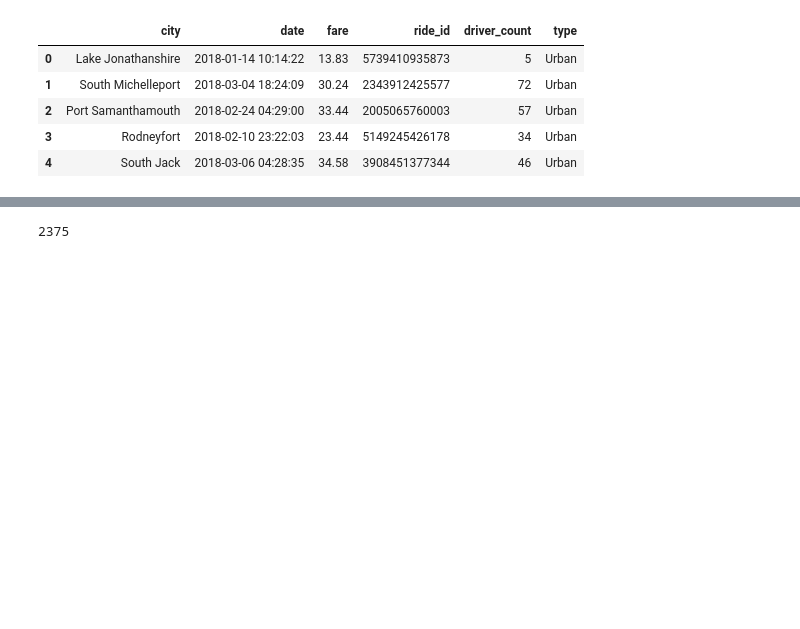
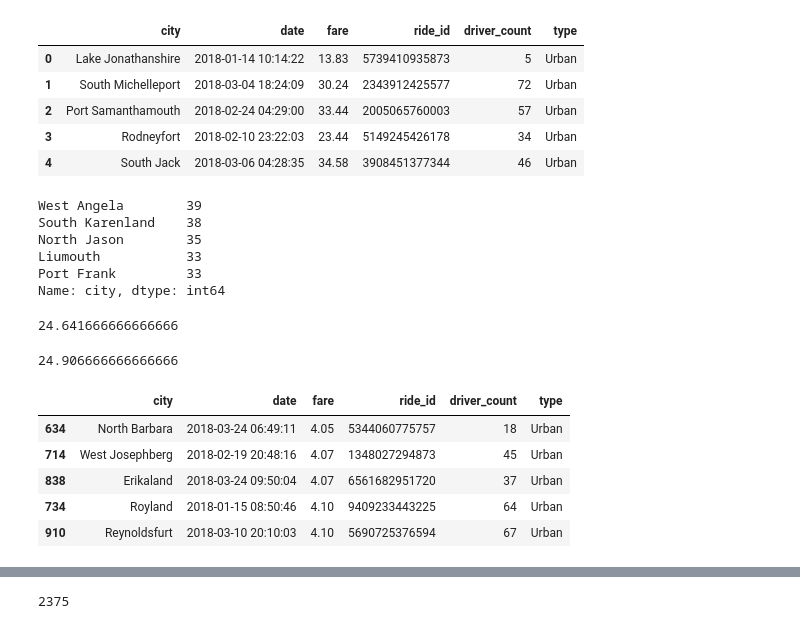
Before and after one commit to Meghanavmr/Pyber, a Jupyter notebook: Pyber Ride Sharing Matplot.ipynb, the cells around one changed output, grey strips where cells are left out. Cells and saved outputs as stored; diff of their text form; code cells hidden in the pictures; blank space fills up the shorter version.

```diff
--- a/Pyber Ride Sharing Matplot.ipynb
+++ b/Pyber Ride Sharing Matplot.ipynb
@@ -25,3 +24,30 @@ pyber_data.head()
 | 2 | Port Samanthamouth | 2018-02-24 04:29:00 | 33.44 | 2005065760003 | 57 | Urban |
 | 3 | Rodneyfort | 2018-02-10 23:22:03 | 23.44 | 5149245426178 | 34 | Urban |
 | 4 | South Jack | 2018-03-06 04:28:35 | 34.58 | 3908451377344 | 46 | Urban |
+# %%
+city_counts = pyber_data["city"].value_counts()
+city_counts.head()
+# %% [output]
+West Angela        39
+South Karenland    38
+North Jason        35
+Liumouth           33
+Port Frank         33
+Name: city, dtype: int64
+# %%
+pyber_data[(pyber_data.city=='Amandaburgh') & (pyber_data.type=='Urban')].fare.mean()
+# %% [output]
+24.641666666666666
+# %%
+pyber_data[pyber_data.city=='Erikaland'].fare.mean()
+# %% [output]
+24.906666666666666
+# %%
+pyber_data.sort_values('fare').head()
+# %% [output]
+|  | city | date | fare | ride_id | driver_count | type |
+| 634 | North Barbara | 2018-03-24 06:49:11 | 4.05 | 5344060775757 | 18 | Urban |
+| 714 | West Josephberg | 2018-02-19 20:48:16 | 4.07 | 1348027294873 | 45 | Urban |
+| 838 | Erikaland | 2018-03-24 09:50:04 | 4.07 | 6561682951720 | 37 | Urban |
+| 734 | Royland | 2018-01-15 08:50:46 | 4.10 | 9409233443225 | 64 | Urban |
+| 910 | Reynoldsfurt | 2018-03-10 20:10:03 | 4.10 | 5690725376594 | 67 | Urban |
```
Also changed, not shown: parts of 20 cells of this notebook, 1 other file.
